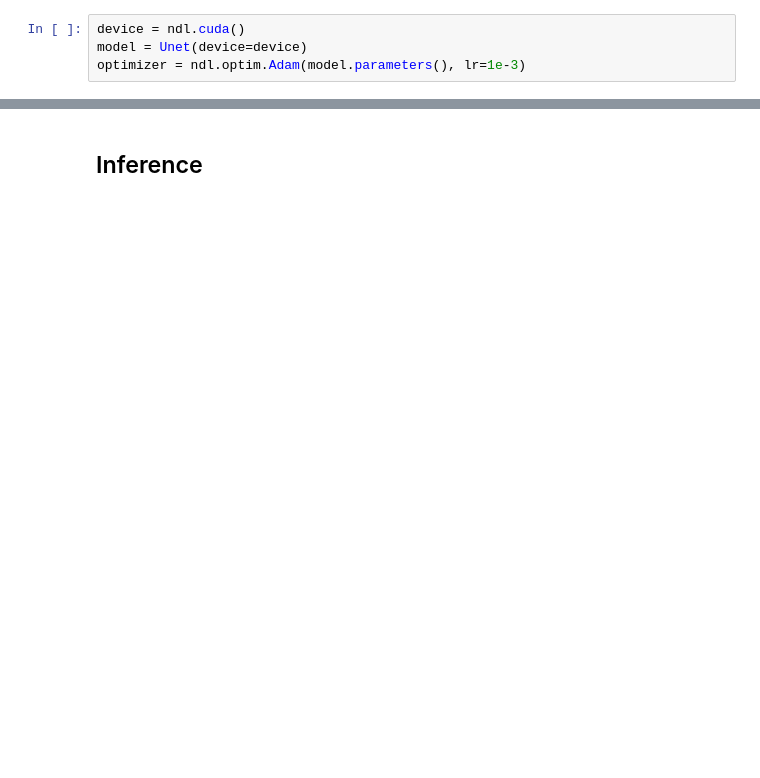
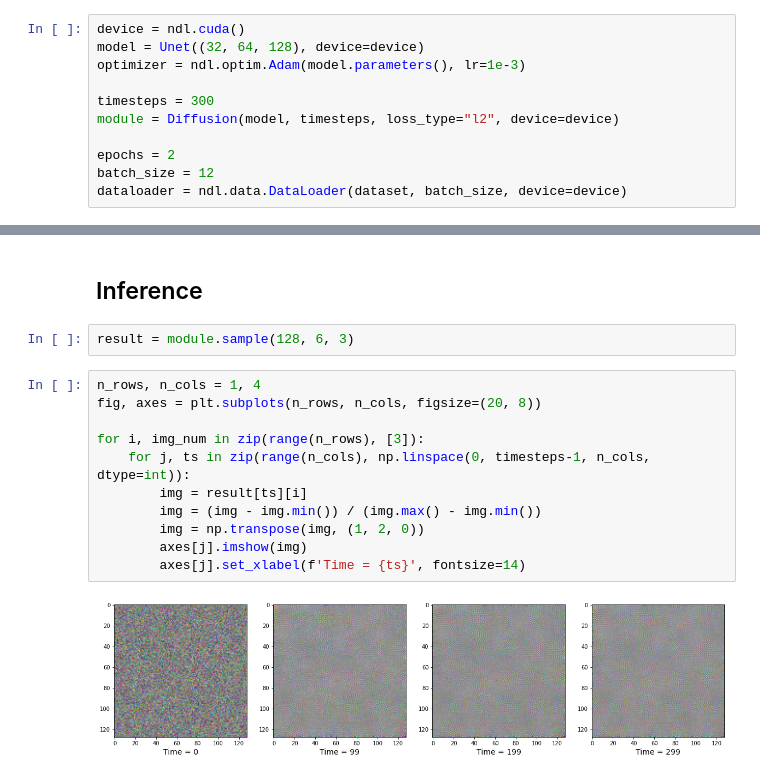
Before and after one commit to Edyarich/dlsystems-final-project, a Jupyter notebook: learning.ipynb, the cells around one changed output, grey strips where cells are left out. Cells and saved outputs as stored; diff of their text form; blank space fills up the shorter version.

```diff
--- a/learning.ipynb
+++ b/learning.ipynb
@@ -93,4 +118,11 @@ plot_landscape(dataset[12])
 # %%
 device = ndl.cuda()
-model = Unet(device=device)
+model = Unet((32, 64, 128), device=device)
 optimizer = ndl.optim.Adam(model.parameters(), lr=1e-3)
+
+timesteps = 300
+module = Diffusion(model, timesteps, loss_type="l2", device=device)
+
+epochs = 2
+batch_size = 12
+dataloader = ndl.data.DataLoader(dataset, batch_size, device=device)
@@ -140,2 +182,17 @@ files.download('diffusion.dill')
 # %% [markdown]
 ## Inference
+# %%
+result = module.sample(128, 6, 3)
+# %%
+n_rows, n_cols = 1, 4
+fig, axes = plt.subplots(n_rows, n_cols, figsize=(20, 8))
+
+for i, img_num in zip(range(n_rows), [3]):
+    for j, ts in zip(range(n_cols), np.linspace(0, timesteps-1, n_cols, dtype=int)):
+        img = result[ts][i]
+        img = (img - img.min()) / (img.max() - img.min())
+        img = np.transpose(img, (1, 2, 0))
+        axes[j].imshow(img)
+        axes[j].set_xlabel(f'Time = {ts}', fontsize=14)
+# %% [output]
+[figure, added]
```
Also changed, not shown: parts of 19 cells of this notebook.
